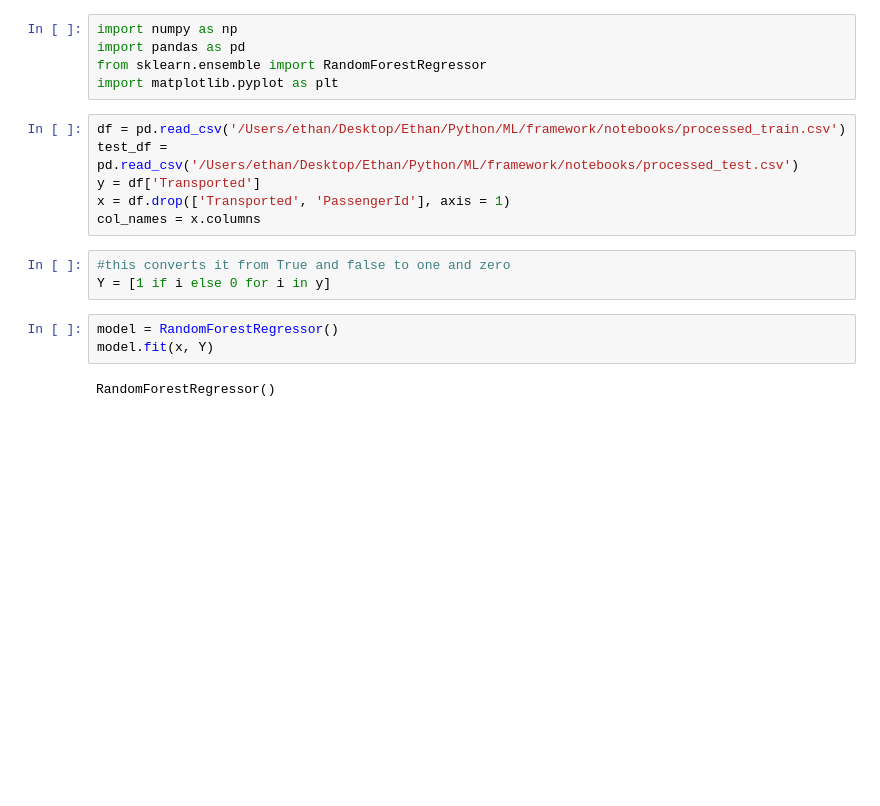
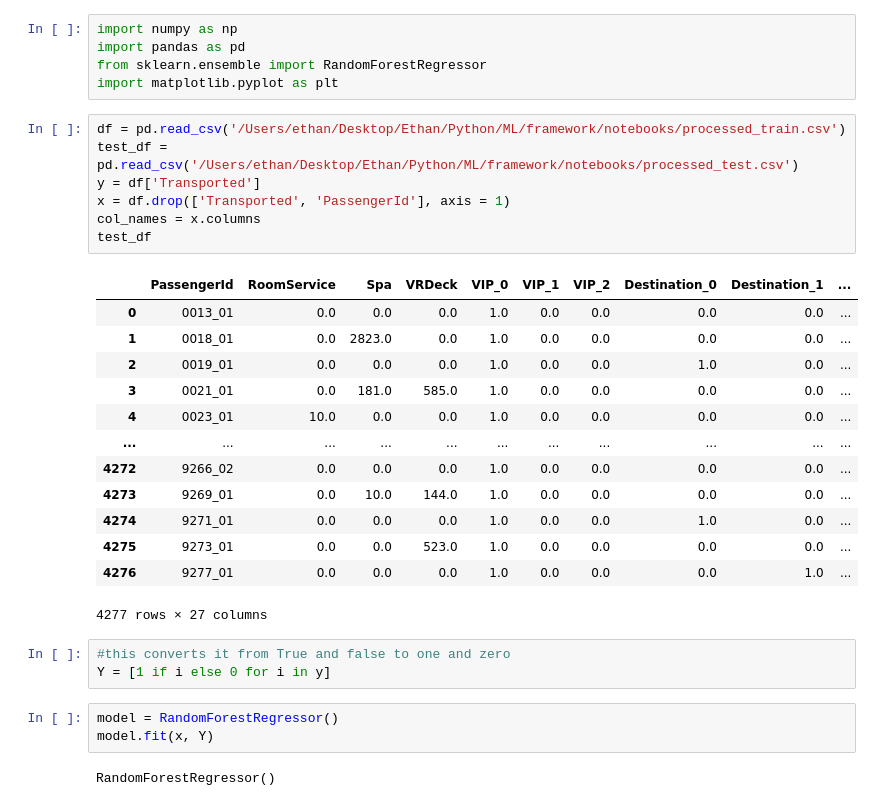
Before and after one commit to edproudlove/studious-engine, a Jupyter notebook: notebooks/feature_importances.ipynb, the cells around one changed output. Saved outputs shown, nothing was run; the diff lists cells and outputs as text; blank space fills up the shorter version.

Commit message:
The succsessfull test run

```diff
--- a/notebooks/feature_importances.ipynb
+++ b/notebooks/feature_importances.ipynb
@@ -6,9 +6,24 @@ import matplotlib.pyplot as plt
 # %%
 df = pd.read_csv('/Users/ethan/Desktop/Ethan/Python/ML/framework/notebooks/processed_train.csv')
 test_df = pd.read_csv('/Users/ethan/Desktop/Ethan/Python/ML/framework/notebooks/processed_test.csv')
 y = df['Transported']
 x = df.drop(['Transported', 'PassengerId'], axis = 1)
 col_names = x.columns
+test_df
+# %% [output]
+|  | PassengerId | RoomService | Spa | VRDeck | VIP_0 | VIP_1 | VIP_2 | Destination_0 | Destination_1 | ... |
+| 0 | 0013_01 | 0.0 | 0.0 | 0.0 | 1.0 | 0.0 | 0.0 | 0.0 | 0.0 | ... |
+| 1 | 0018_01 | 0.0 | 2823.0 | 0.0 | 1.0 | 0.0 | 0.0 | 0.0 | 0.0 | ... |
+| 2 | 0019_01 | 0.0 | 0.0 | 0.0 | 1.0 | 0.0 | 0.0 | 1.0 | 0.0 | ... |
+| 3 | 0021_01 | 0.0 | 181.0 | 585.0 | 1.0 | 0.0 | 0.0 | 0.0 | 0.0 | ... |
+| 4 | 0023_01 | 10.0 | 0.0 | 0.0 | 1.0 | 0.0 | 0.0 | 0.0 | 0.0 | ... |
+| ... | ... | ... | ... | ... | ... | ... | ... | ... | ... | ... |
+| 4272 | 9266_02 | 0.0 | 0.0 | 0.0 | 1.0 | 0.0 | 0.0 | 0.0 | 0.0 | ... |
+| 4273 | 9269_01 | 0.0 | 10.0 | 144.0 | 1.0 | 0.0 | 0.0 | 0.0 | 0.0 | ... |
+| 4274 | 9271_01 | 0.0 | 0.0 | 0.0 | 1.0 | 0.0 | 0.0 | 1.0 | 0.0 | ... |
+| 4275 | 9273_01 | 0.0 | 0.0 | 523.0 | 1.0 | 0.0 | 0.0 | 0.0 | 0.0 | ... |
+| 4276 | 9277_01 | 0.0 | 0.0 | 0.0 | 1.0 | 0.0 | 0.0 | 0.0 | 1.0 | ... |
+4277 rows × 27 columns
 # %%
 #this converts it from True and false to one and zero
 Y = [1 if i else 0 for i in y]
```
Also changed, not shown: parts of 5 cells of this notebook, 6 other files.
